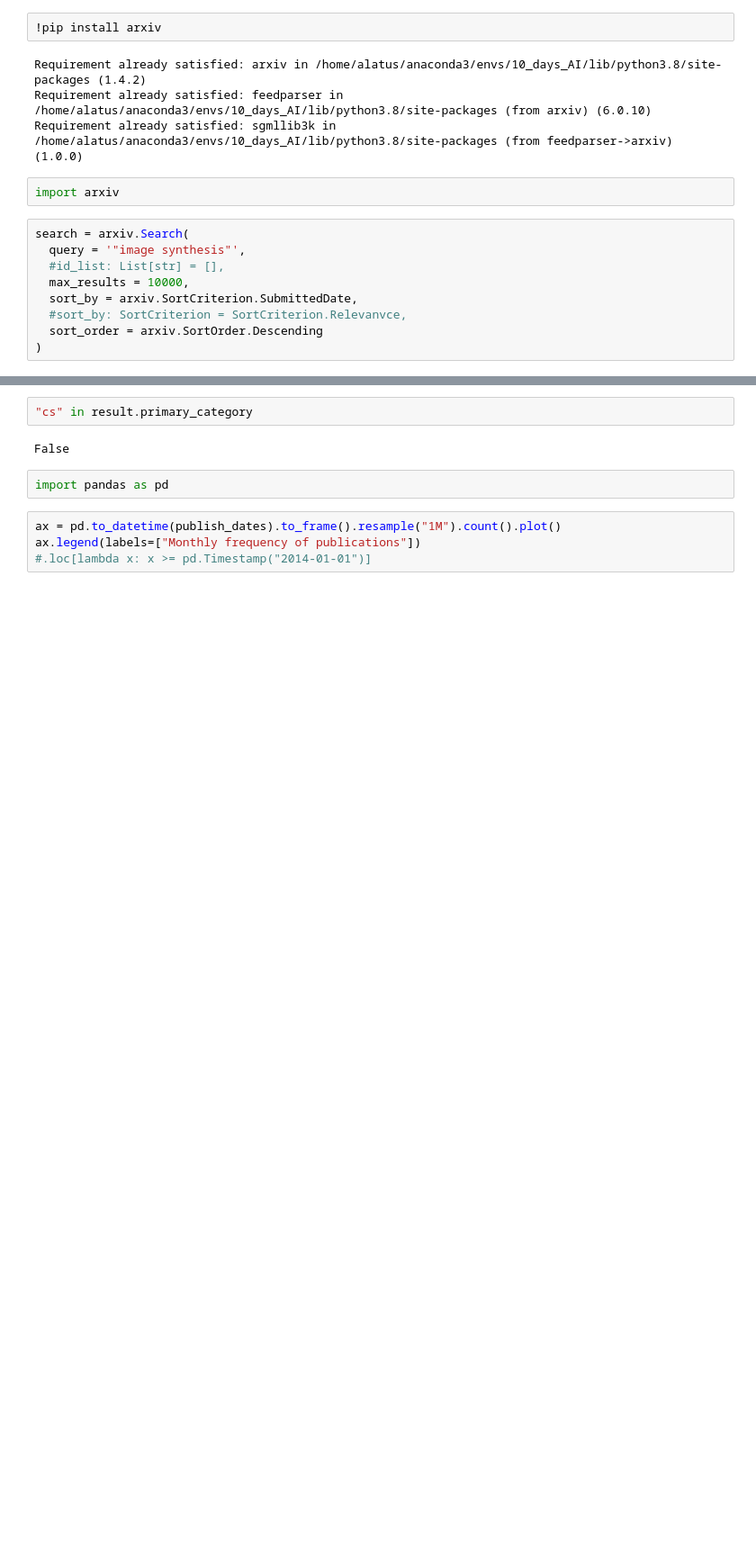
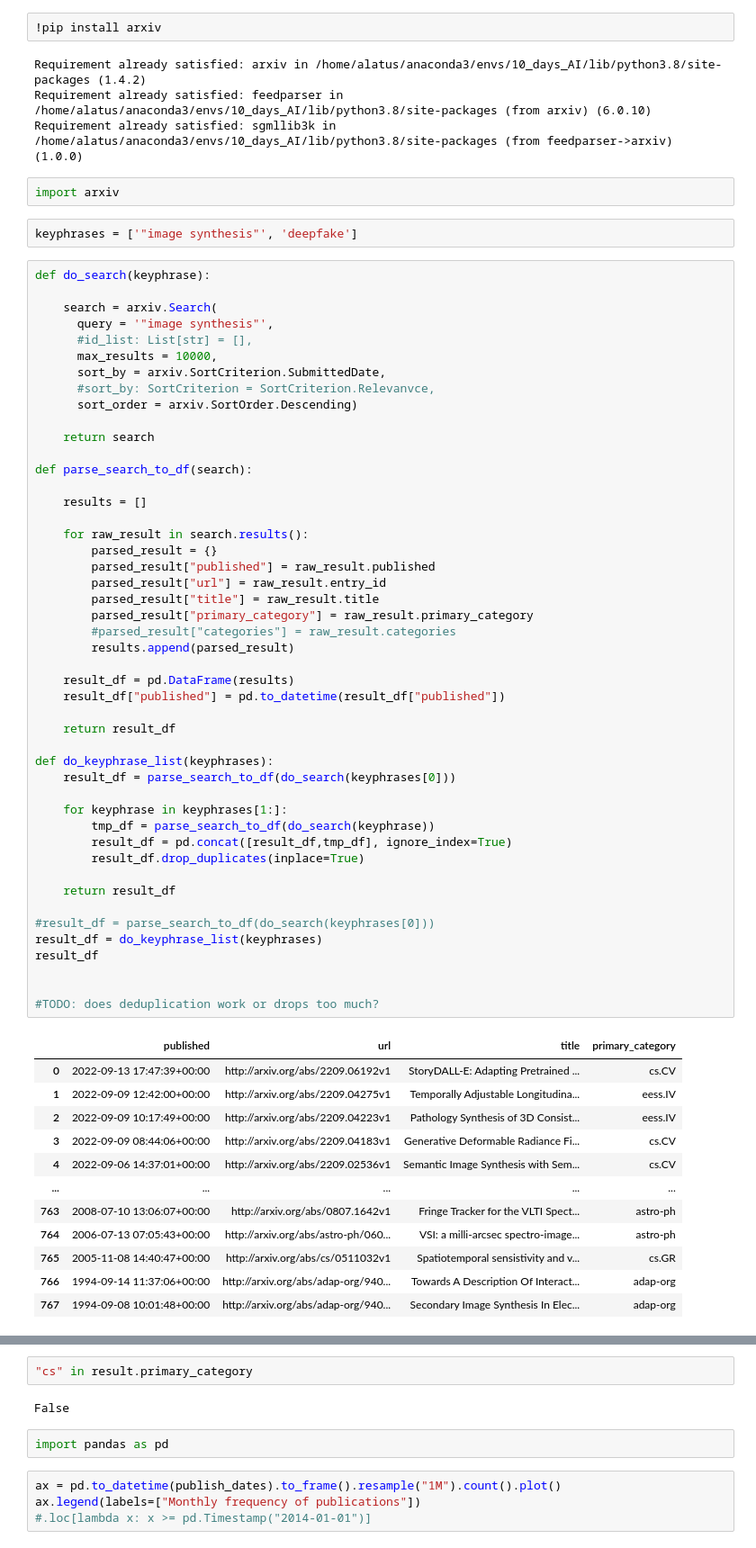
Before and after one commit to solalatus/deepfake_popularity, a Jupyter notebook: arxiv_analyzer.ipynb, the cells around one changed output, grey strips where cells are left out. Shown at 90% size. Drawn from its saved outputs; the diff is of its cells as text; blank space fills up the shorter version.

```diff
--- a/arxiv_analyzer.ipynb
+++ b/arxiv_analyzer.ipynb
@@ -6,12 +6,65 @@ Requirement already satisfied: feedparser in /home/alatus/anaconda3/envs/10_days
 Requirement already satisfied: sgmllib3k in /home/alatus/anaconda3/envs/10_days_AI/lib/python3.8/site-packages (from feedparser->arxiv) (1.0.0)
 # %%
 import arxiv
+# %%
+keyphrases = ['"image synthesis"', 'deepfake']
 # %%
-search = arxiv.Search(
-  query = '"image synthesis"',
-  #id_list: List[str] = [],
-  max_results = 10000,
-  sort_by = arxiv.SortCriterion.SubmittedDate,
-  #sort_by: SortCriterion = SortCriterion.Relevanvce,
-  sort_order = arxiv.SortOrder.Descending
-)
+def do_search(keyphrase):
+
+    search = arxiv.Search(
+      query = '"image synthesis"',
+      #id_list: List[str] = [],
+      max_results = 10000,
+      sort_by = arxiv.SortCriterion.SubmittedDate,
+      #sort_by: SortCriterion = SortCriterion.Relevanvce,
+      sort_order = arxiv.SortOrder.Descending)
+
+    return search
+
+def parse_search_to_df(search):
+
+    results = []
+
+    for raw_result in search.results():
+        parsed_result = {}
+        parsed_result["published"] = raw_result.published
+        parsed_result["url"] = raw_result.entry_id
+        parsed_result["title"] = raw_result.title
+        parsed_result["primary_category"] = raw_result.primary_category
+        #parsed_result["categories"] = raw_result.categories
+        results.append(parsed_result)
+
+    result_df = pd.DataFrame(results)
+    result_df["published"] = pd.to_datetime(result_df["published"])
+
+    return result_df
+
+def do_keyphrase_list(keyphrases):
+    result_df = parse_search_to_df(do_search(keyphrases[0]))
+
+    for keyphrase in keyphrases[1:]:
+        tmp_df = parse_search_to_df(do_search(keyphrase))
+        result_df = pd.concat([result_df,tmp_df], ignore_index=True)
+        result_df.drop_duplicates(inplace=True)
+
+    return result_df
+
+#result_df = parse_search_to_df(do_search(keyphrases[0]))
+result_df = do_keyphrase_list(keyphrases)
+result_df
+
+
+#TODO: does deduplication work or drops too much?
+# %% [output]
+|  | published | url | title | primary_category |
+| 0 | 2022-09-13 17:47:39+00:00 | http://arxiv.org/abs/2209.06192v1 | StoryDALL-E: Adapting Pretrained ... | cs.CV |
+| 1 | 2022-09-09 12:42:00+00:00 | http://arxiv.org/abs/2209.04275v1 | Temporally Adjustable Longitudina... | eess.IV |
+| 2 | 2022-09-09 10:17:49+00:00 | http://arxiv.org/abs/2209.04223v1 | Pathology Synthesis of 3D Consist... | eess.IV |
+| 3 | 2022-09-09 08:44:06+00:00 | http://arxiv.org/abs/2209.04183v1 | Generative Deformable Radiance Fi... | cs.CV |
+| 4 | 2022-09-06 14:37:01+00:00 | http://arxiv.org/abs/2209.02536v1 | Semantic Image Synthesis with Sem... | cs.CV |
+| ... | ... | ... | ... | ... |
+| 763 | 2008-07-10 13:06:07+00:00 | http://arxiv.org/abs/0807.1642v1 | Fringe Tracker for the VLTI Spect... | astro-ph |
+| 764 | 2006-07-13 07:05:43+00:00 | http://arxiv.org/abs/astro-ph/060... | VSI: a milli-arcsec spectro-image... | astro-ph |
+| 765 | 2005-11-08 14:40:47+00:00 | http://arxiv.org/abs/cs/0511032v1 | Spatiotemporal sensistivity and v... | cs.GR |
+| 766 | 1994-09-14 11:37:06+00:00 | http://arxiv.org/abs/adap-org/940... | Towards A Description Of Interact... | adap-org |
+| 767 | 1994-09-08 10:01:48+00:00 | http://arxiv.org/abs/adap-org/940... | Secondary Image Synthesis In Elec... | adap-org |
```
Also changed, not shown: parts of 8 cells of this notebook.
